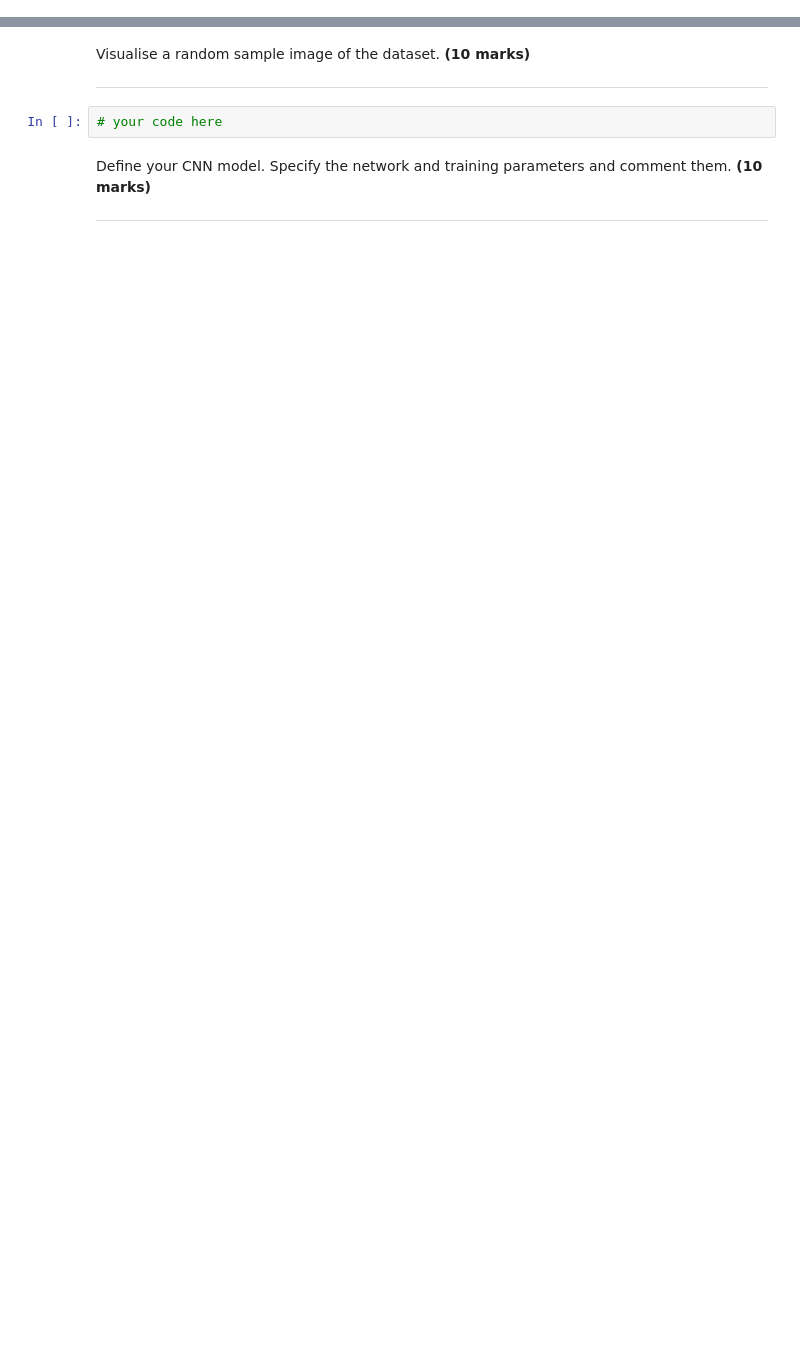
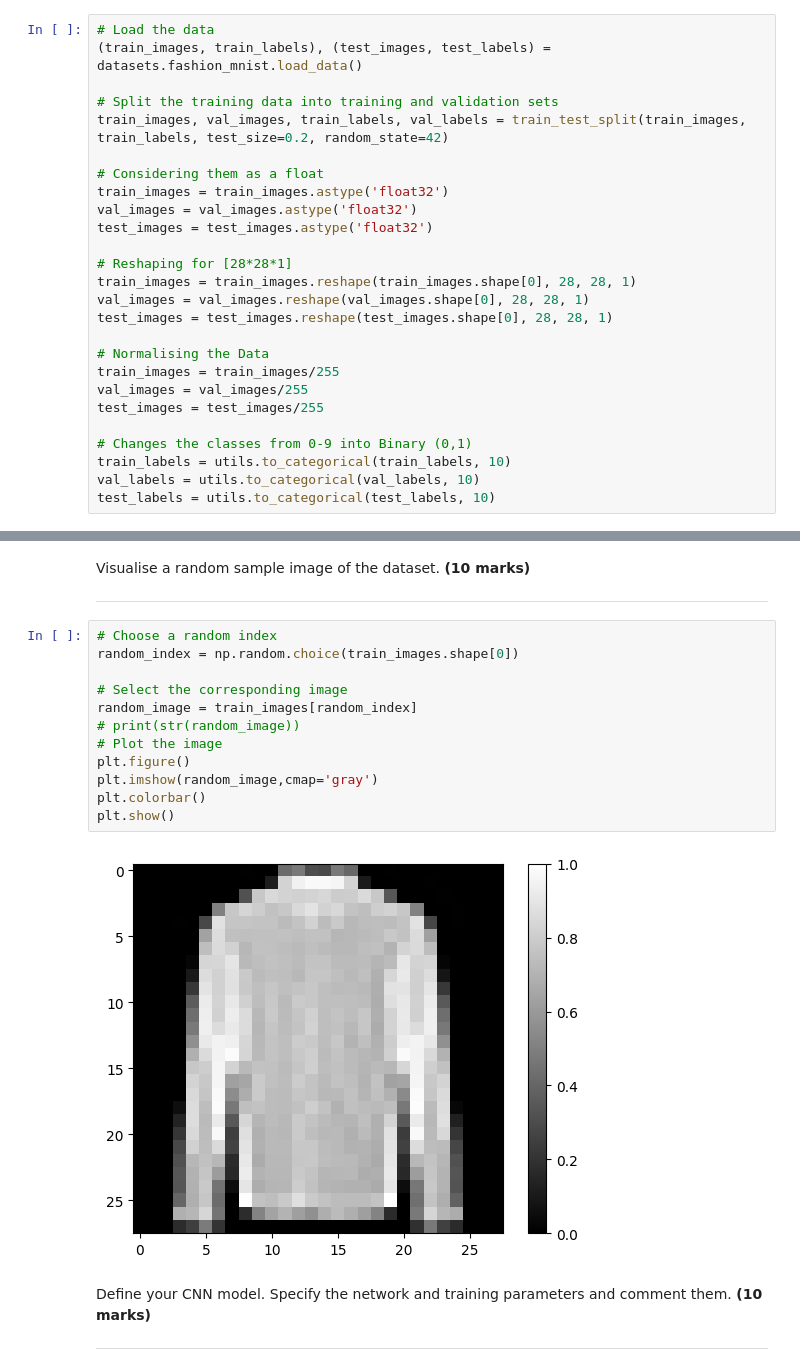
Before and after one commit to Pario398/Image-Detection-DL, a Jupyter notebook: Deep Learning.ipynb, the cells around one changed output, grey strips where cells are left out. Cells and saved outputs as stored; diff of their text form; blank space fills up the shorter version.

```diff
--- a/Deep Learning.ipynb
+++ b/Deep Learning.ipynb
@@ -33,0 +42,26 @@ Import the dataset and divide it into training, validation and test sets. Explai
+# %%
+# Load the data
+(train_images, train_labels), (test_images, test_labels) = datasets.fashion_mnist.load_data()
+
+# Split the training data into training and validation sets
+train_images, val_images, train_labels, val_labels = train_test_split(train_images, train_labels, test_size=0.2, random_state=42)
+
+# Considering them as a float
+train_images = train_images.astype('float32')
+val_images = val_images.astype('float32')
+test_images = test_images.astype('float32')
+
+# Reshaping for [28*28*1]
+train_images = train_images.reshape(train_images.shape[0], 28, 28, 1)
+val_images = val_images.reshape(val_images.shape[0], 28, 28, 1)
+test_images = test_images.reshape(test_images.shape[0], 28, 28, 1)
+
+# Normalising the Data
+train_images = train_images/255
+val_images = val_images/255
+test_images = test_images/255
+
+# Changes the classes from 0-9 into Binary (0,1)
+train_labels = utils.to_categorical(train_labels, 10)
+val_labels = utils.to_categorical(val_labels, 10)
+test_labels = utils.to_categorical(test_labels, 10)
@@ -35,8 +75,20 @@ Import the dataset and divide it into training, validation and test sets. Explai
 Visualise a random sample image of the dataset. **(10 marks)**
 
 ---
-# %%
-# your code here
+# %%
+# Choose a random index
+random_index = np.random.choice(train_images.shape[0])
+
+# Select the corresponding image
+random_image = train_images[random_index]
+# print(str(random_image))
+# Plot the image
+plt.figure()
+plt.imshow(random_image,cmap='gray')
+plt.colorbar()
+plt.show()
+# %% [output]
+[figure, added]
 # %% [markdown]
 Define your CNN model. Specify the network and training parameters and comment them. **(10 marks)**
 
```
Also changed, not shown: parts of 17 cells of this notebook.
